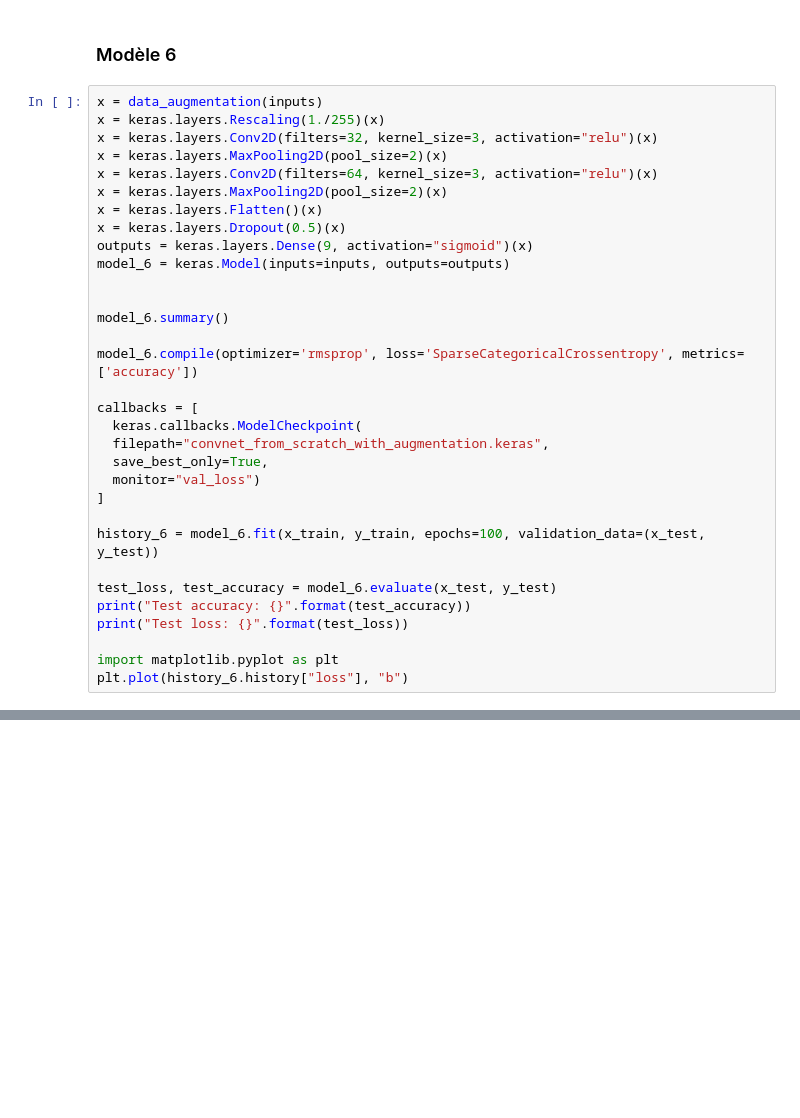
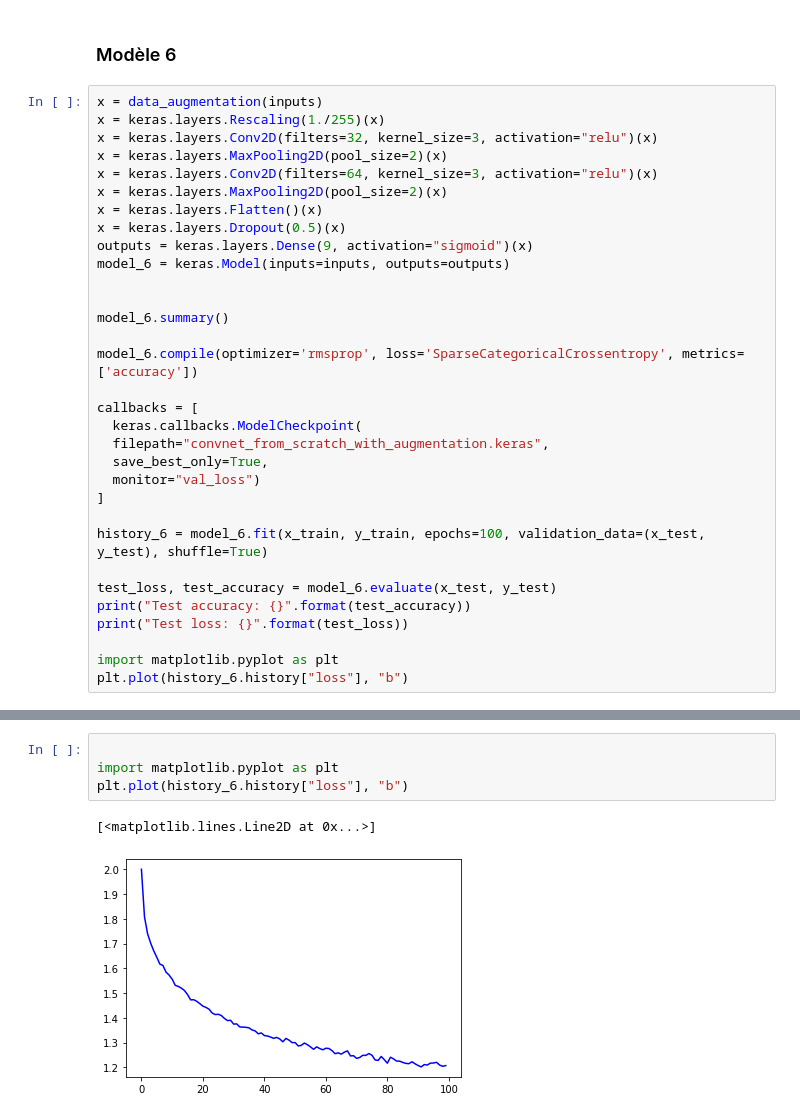
Before and after one commit to Cycyplay/M2_DeepLearning_Classification, a Jupyter notebook: DeepLearning_Projet_Classification_Version_de_Base.ipynb, the cells around one changed output, grey strips where cells are left out. Drawn from its saved outputs; the diff is of its cells as text; blank space fills up the shorter version.

```diff
--- a/DeepLearning_Projet_Classification_Version_de_Base.ipynb
+++ b/DeepLearning_Projet_Classification_Version_de_Base.ipynb
@@ -423,7 +326,7 @@ callbacks = [
   monitor="val_loss")
 ]
 
-history_6 = model_6.fit(x_train, y_train, epochs=100, validation_data=(x_test, y_test))
+history_6 = model_6.fit(x_train, y_train, epochs=100, validation_data=(x_test, y_test), shuffle=True)
 
 test_loss, test_accuracy = model_6.evaluate(x_test, y_test)
 print("Test accuracy: {}".format(test_accuracy))
@@ -500,0 +345,7 @@ Test loss: 1.8452829122543335
+# %%
+
+import matplotlib.pyplot as plt
+plt.plot(history_6.history["loss"], "b")
+# %% [output]
+[<matplotlib.lines.Line2D at 0x...>]
+[figure, added]
```
Also changed, not shown: parts of 33 cells of this notebook.
